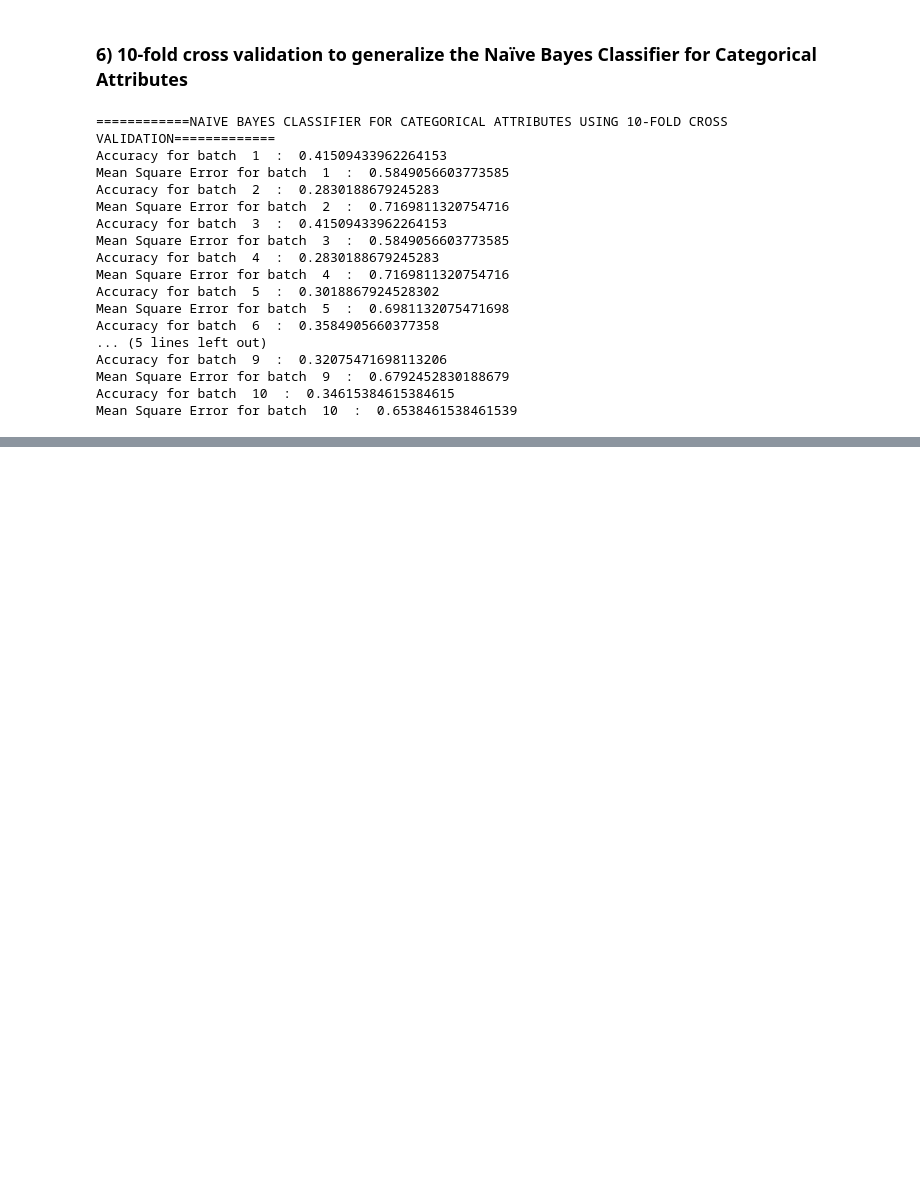
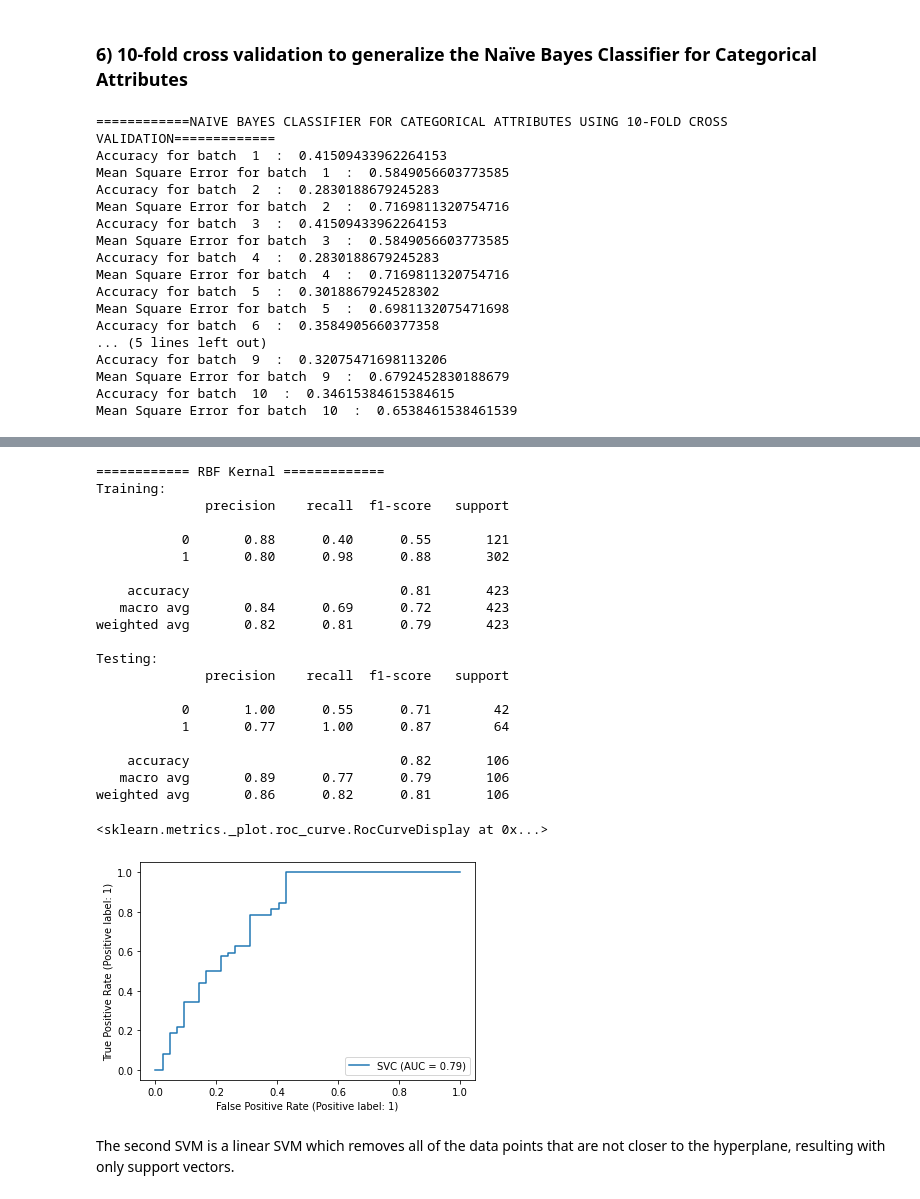
Before and after one commit to bwagle2021/ECS171-Loan-Prediction-Project, a Jupyter notebook: Project.ipynb, the cells around one changed output, grey strips where cells are left out. Cells and saved outputs as stored; diff of their text form; code cells hidden in the pictures; blank space fills up the shorter version.

```diff
--- a/Project.ipynb
+++ b/Project.ipynb
@@ -387,0 +393,37 @@ Mean Square Error for batch  10  :  0.6538461538461539
+# %%
+from sklearn.svm import SVC, LinearSVC
+from sklearn import metrics
+import matplotlib.pyplot as plt
+print("============ RBF Kernal =============")
+clf_rbf = SVC(kernel='rbf')
+clf_rbf.fit(Combined_X_train_encoded, Y_train_encoded)
+print("Training: ")
+print(classification_report(Y_train_encoded, clf_rbf.predict(Combined_X_train_encoded)))
+print("Testing: ")
+print(classification_report(Y_test_encoded, clf_rbf.predict(Combined_X_test_encoded)))
+metrics.plot_roc_curve(clf_rbf, Combined_X_test_encoded, Y_test_encoded)
+# %% [output]
+============ RBF Kernal =============
+Training:
+              precision    recall  f1-score   support
+
+           0       0.88      0.40      0.55       121
+           1       0.80      0.98      0.88       302
+
+    accuracy                           0.81       423
+   macro avg       0.84      0.69      0.72       423
+weighted avg       0.82      0.81      0.79       423
+
+Testing:
+              precision    recall  f1-score   support
+
+           0       1.00      0.55      0.71        42
+           1       0.77      1.00      0.87        64
+
+    accuracy                           0.82       106
+   macro avg       0.89      0.77      0.79       106
+weighted avg       0.86      0.82      0.81       106
+<sklearn.metrics._plot.roc_curve.RocCurveDisplay at 0x...>
+[figure, added]
+# %% [markdown]
+The second SVM is a linear SVM which removes all of the data points that are not closer to the hyperplane, resulting with only support vectors.
```
Also changed, not shown: parts of 4 cells of this notebook.
